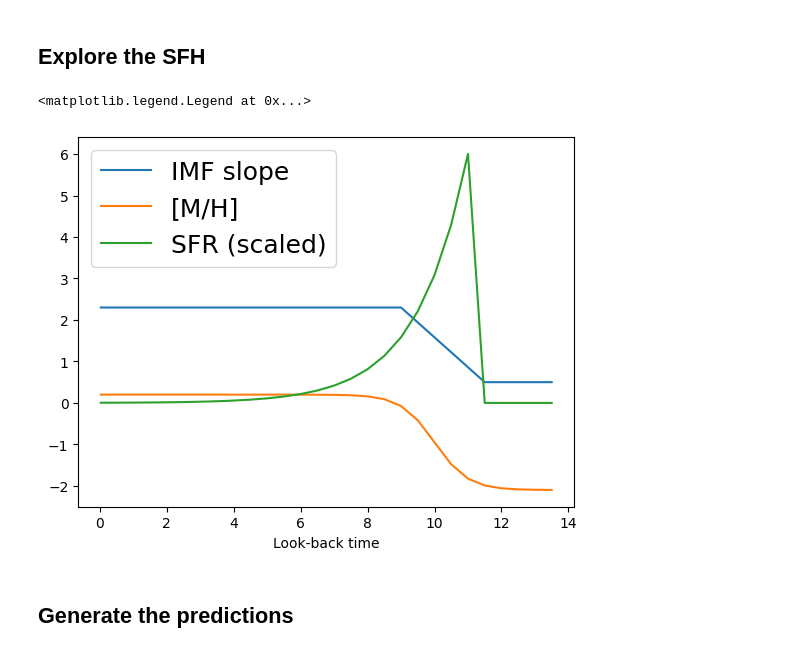
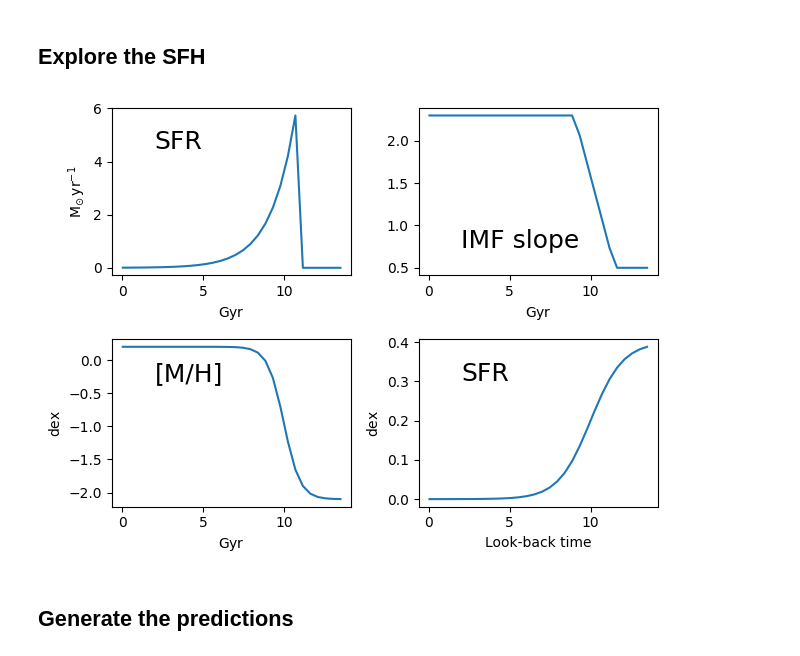
Before and after one commit to miles-iac/milespy, a Jupyter notebook: docs/tutorials/example_sfh.ipynb, the cells around one changed output. Drawn from its saved outputs; the diff is of its cells as text; code cells hidden in the pictures.

```diff
--- a/docs/tutorials/example_sfh.ipynb
+++ b/docs/tutorials/example_sfh.ipynb
@@ -26,7 +27,12 @@ sfh = SFH(
 ## Configure
 * Select the age range we want
 # %%
-sfh.set_time_range(start=13.5, end=0.01)
+from pymiles import SFH
+import astropy.units as u
+import numpy as np
+sfh = SFH(
+        time = np.linspace(0.03, 13.5, 30) << u.Gyr
+)
 # %% [markdown]
 * Define the SFR
 # %%
@@ -46,14 +52,22 @@ sfh.imf_evol_linear(start=0.5, end=2.3, t_start=11.5, t_end=9.0)
 # %% [markdown]
 ## Explore the SFH
 # %%
-plt.plot(sfh.time, sfh.imf_evol, label="IMF slope")
-plt.plot(sfh.time, sfh.met_evol, label="[M/H]")
-plt.plot(sfh.time, sfh.sfr * 10, label="SFR (scaled)")
+import matplotlib.pyplot as plt
+from astropy.visualization import quantity_support
+quantity_support()
+
+f, axs = plt.subplots(2,2)
+axs[0,1].plot(sfh.time, sfh.imf, label="IMF slope")
+axs[1,0].plot(sfh.time, sfh.met, label="[M/H]")
+axs[0,0].plot(sfh.time, sfh.sfr, label="SFR")
+axs[1,1].plot(sfh.time, sfh.alpha, label="SFR")
+
+for ax in axs.flatten():
+    ax.legend(fontsize=18, fancybox=False, frameon=False, handlelength=0)
 plt.xlabel("Look-back time")
-plt.legend(fontsize=18)
+plt.tight_layout()
 # %% [output]
-<matplotlib.legend.Legend at 0x...>
-[figure, old version]
+[figure, new version]
 # %% [markdown]
 ## Generate the predictions
 # %%
```
Also changed, not shown: parts of 11 cells of this notebook, 6 other files.
